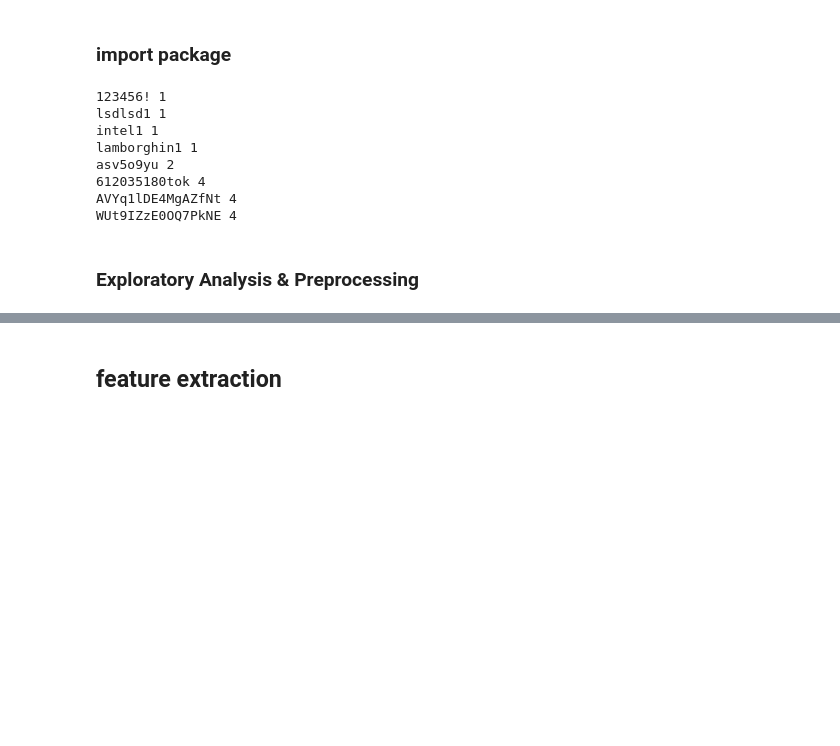
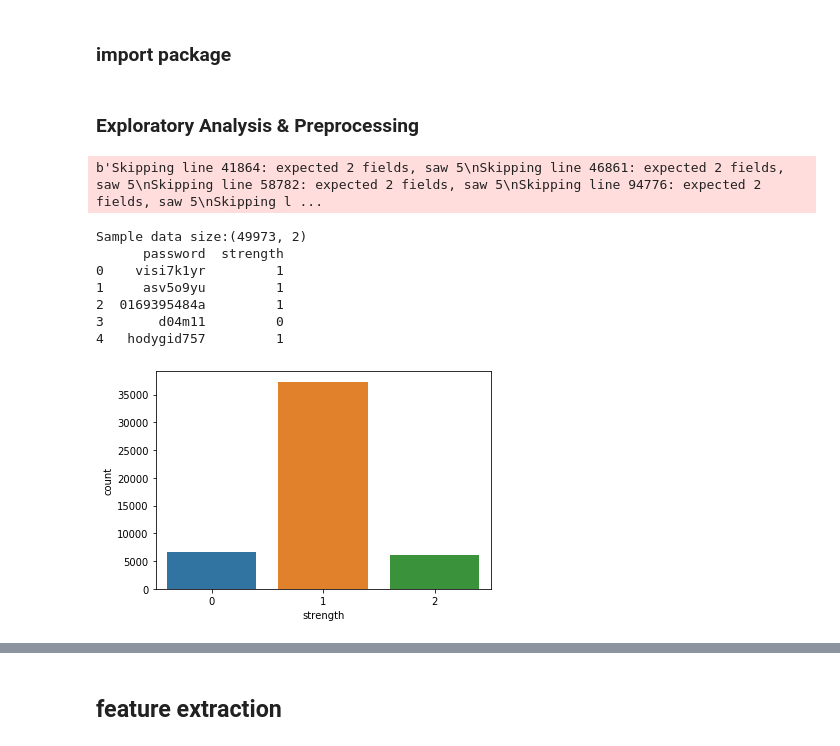
Before and after one commit to xinbeiG/Password-Strength-Analysis-ML, a Jupyter notebook: Password_Strength_Classifier.ipynb, the cells around one changed output, grey strips where cells are left out. Saved outputs shown, nothing was run; the diff lists cells and outputs as text; code cells hidden in the pictures; blank space fills up the shorter version.

```diff
--- a/Password_Strength_Classifier.ipynb
+++ b/Password_Strength_Classifier.ipynb
@@ -2,21 +2,6 @@
 ## Password_Strength_Classifier
 # %% [markdown]
 ### import package
-# %%
-from zxcvbn import zxcvbn
-password_lst = ['123456!','lsdlsd1','intel1','lamborghin1','asv5o9yu','612035180tok','AVYq1lDE4MgAZfNt','WUt9IZzE0OQ7PkNE']
-for value in password_lst:
-    results = zxcvbn(value)
-    print(value,results['score'])
-# %% [output]
-123456! 1
-lsdlsd1 1
-intel1 1
-lamborghin1 1
-asv5o9yu 2
-612035180tok 4
-AVYq1lDE4MgAZfNt 4
-WUt9IZzE0OQ7PkNE 4
 # %%
 import pandas as pd
 import numpy as np
@@ -32,2 +27,26 @@ from sklearn import linear_model
 # %% [markdown]
 ### Exploratory Analysis & Preprocessing
+# %%
+filename = './data_kaggle.csv'
+# Count the lines
+num_lines = sum(1 for l in open(filename))
+# Sample size - in this case ~10%
+size = 50000 #int(num_lines / 10)
+# The row indices to skip - make sure 0 is not included to keep the header!
+random.seed(33)
+skip_idx = random.sample(range(1, num_lines), num_lines - size)
+data = pd.read_csv(filename,skiprows=skip_idx, error_bad_lines = False)
+data.dropna(inplace=True) # drop NaN row
+print(f"Sample data size:{data.shape}\n{data.head()}")
+sns.countplot(data['strength']) # Distribution graphs
+plt.show()
+# %% [output]
+b'Skipping line 41864: expected 2 fields, saw 5\nSkipping line 46861: expected 2 fields, saw 5\nSkipping line 58782: expected 2 fields, saw 5\nSkipping line 94776: expected 2 fields, saw 5\nSkipping l ...
+Sample data size:(49973, 2)
+      password  strength
+0    visi7k1yr         1
+1     asv5o9yu         1
+2  0169395484a         1
+3       d04m11         0
+4   hodygid757         1
+[figure, added]
```
Also changed, not shown: parts of 17 cells of this notebook.
